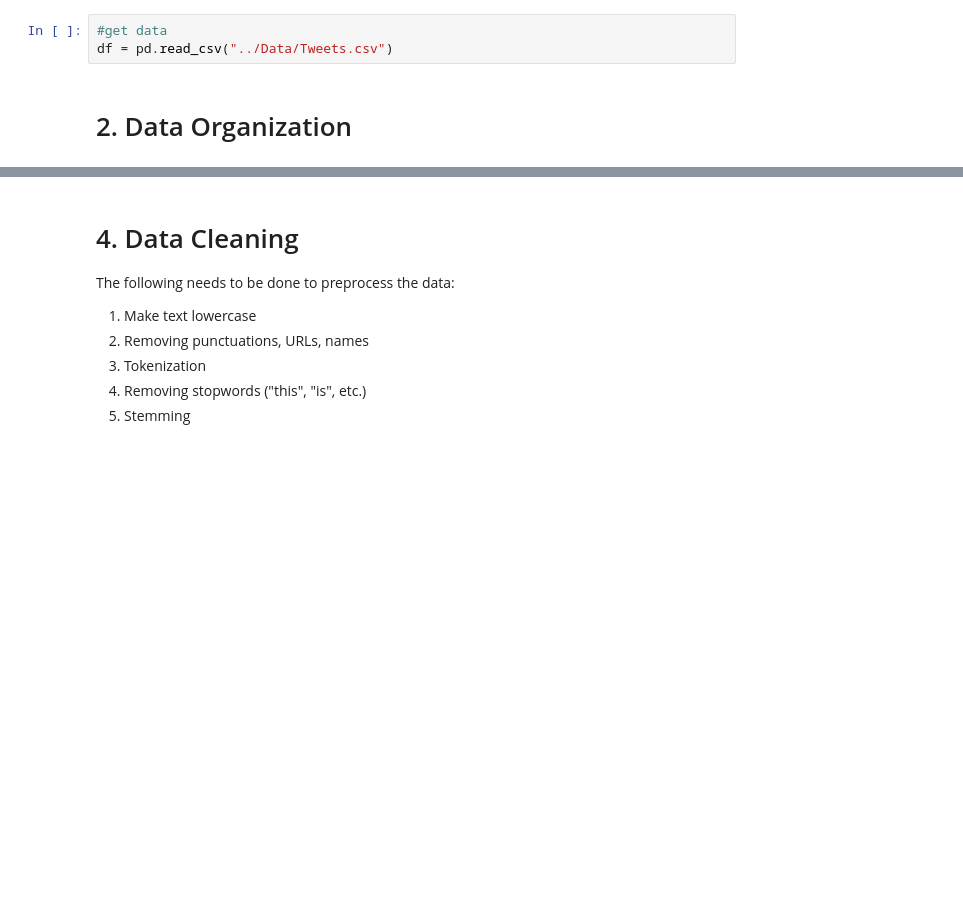
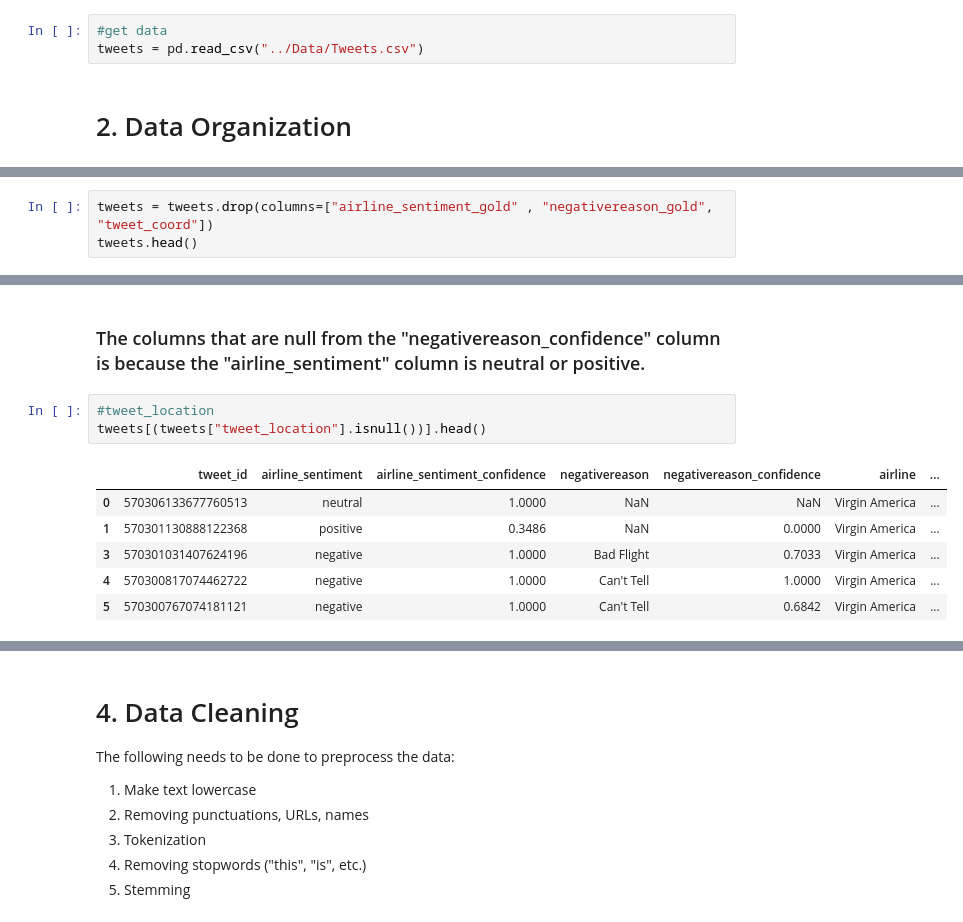
Before and after one commit to KierraDangerfield/Springboard, a Jupyter notebook: Capstone 3 Airline Sentiment Analysis/Notebooks/1 Sentiment Analysis Data Wrangling.ipynb, the cells around one changed output, grey strips where cells are left out. Saved outputs shown, nothing was run; the diff lists cells and outputs as text; blank space fills up the shorter version.

```diff
--- a/Capstone 3 Airline Sentiment Analysis/Notebooks/1 Sentiment Analysis Data Wrangling.ipynb
+++ b/Capstone 3 Airline Sentiment Analysis/Notebooks/1 Sentiment Analysis Data Wrangling.ipynb
@@ -13,7 +13,7 @@ import pandas as pd
 # 1. Data Collection <a class="anchor" id="DataCollection"></a>
 # %%
 #get data
-df = pd.read_csv("../Data/Tweets.csv")
+tweets = pd.read_csv("../Data/Tweets.csv")
 # %% [markdown]
 # 2. Data Organization <a class="anchor" id="DataOrganization"></a>
 # %%
@@ -61,0 +97,3 @@ df.shape
+# %%
+tweets = tweets.drop(columns=["airline_sentiment_gold" , "negativereason_gold", "tweet_coord"])
+tweets.head()
@@ -61,0 +142,12 @@ df.shape
+# %% [markdown]
+### The columns that are null from the "negativereason_confidence" column is because the "airline_sentiment" column is neutral or positive.
+# %%
+#tweet_location
+tweets[(tweets["tweet_location"].isnull())].head()
+# %% [output]
+|  | tweet_id | airline_sentiment | airline_sentiment_confidence | negativereason | negativereason_confidence | airline | ... |
+| 0 | 570306133677760513 | neutral | 1.0000 | NaN | NaN | Virgin America | ... |
+| 1 | 570301130888122368 | positive | 0.3486 | NaN | 0.0000 | Virgin America | ... |
+| 3 | 570301031407624196 | negative | 1.0000 | Bad Flight | 0.7033 | Virgin America | ... |
+| 4 | 570300817074462722 | negative | 1.0000 | Can't Tell | 1.0000 | Virgin America | ... |
+| 5 | 570300767074181121 | negative | 1.0000 | Can't Tell | 0.6842 | Virgin America | ... |
```
Also changed, not shown: parts of 30 cells of this notebook, 1 other file.
